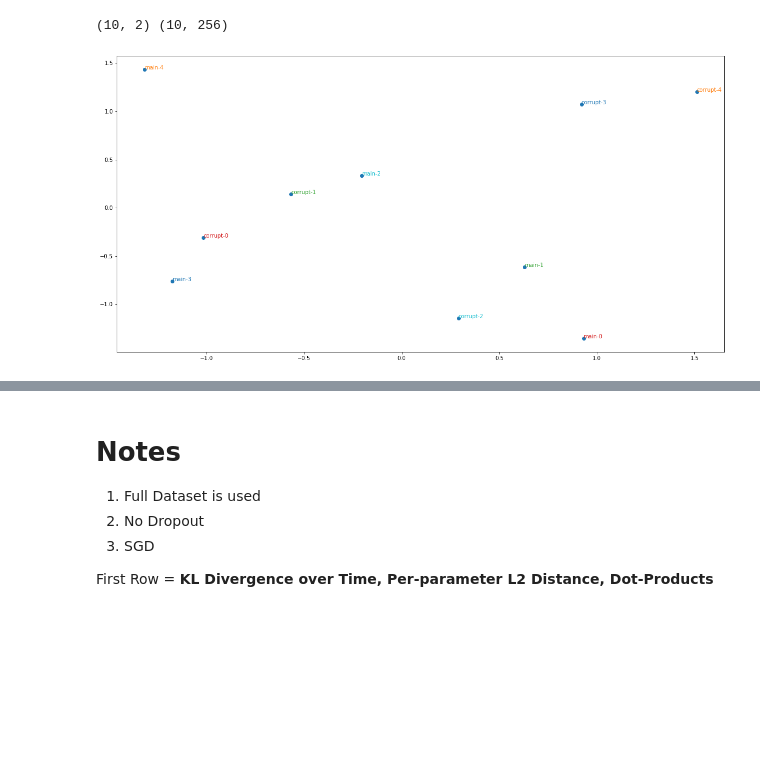
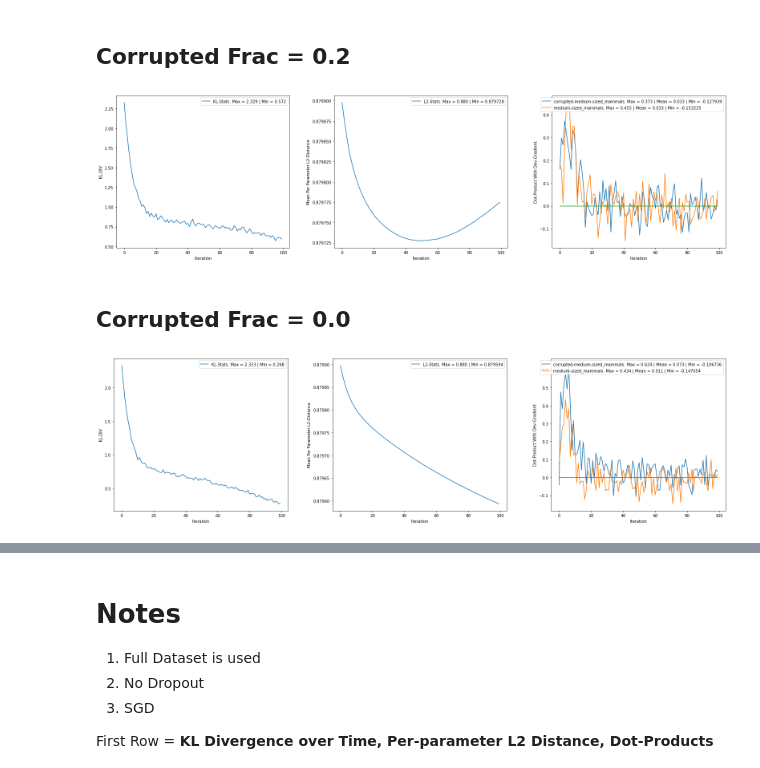
Before and after one commit to ldery/metalearning-for-multitask-pretraining, a Jupyter notebook: tests.ipynb, the cells around one changed output, grey strips where cells are left out. Cells and saved outputs as stored; diff of their text form; code cells hidden in the pictures; blank space fills up the shorter version.

```diff
--- a/tests.ipynb
+++ b/tests.ipynb
@@ -111,7 +127,14 @@ def pca(fldr):
+# %% [markdown]
+## Corrupted Frac = 0.2 #
+# %%
+fldr = "m4m_cache/test/corrupt.0.2/meta_medium-sized_mammals/0/"
+plot_results(fldr, nper_epoch=28)
+# %% [output]
+[figure, added]
+# %% [markdown]
+## Corrupted Frac = 0.0 #
 # %%
-fldr = "m4m_cache/dp_tests/main_head_is_dp.gather_stats.nogradclip.tsne/meta_medium-sized_mammals/0/"
-# tsne(fldr)
-pca(fldr)
+fldr = "m4m_cache/test/corrupt.0.0/meta_medium-sized_mammals/0/"
+plot_results(fldr)
 # %% [output]
-(10, 2) (10, 256)
-[figure, old version]
+[figure, new version]
```
Also changed, not shown: parts of 18 cells of this notebook, 1 other file.
